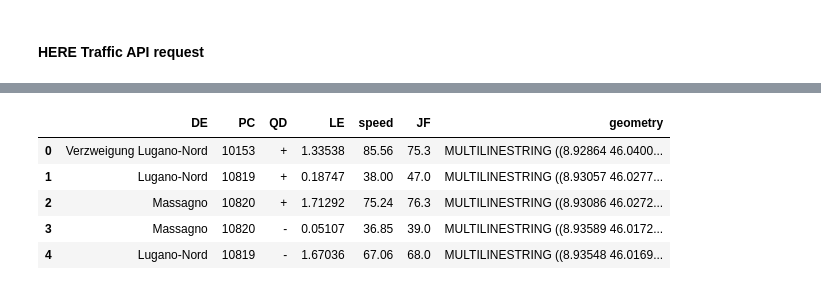
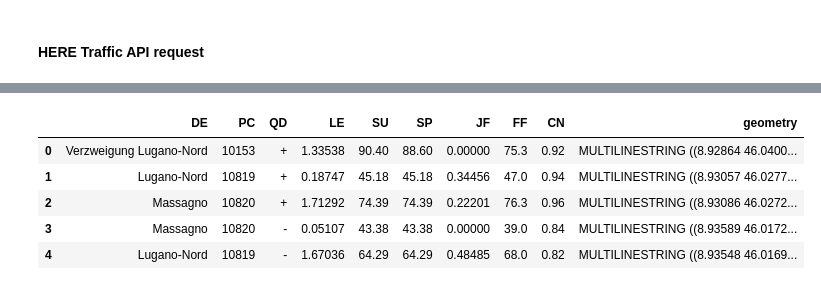
Before and after one commit to ECMWFCode4Earth/MaLePoM, a Jupyter notebook: here_traffic.ipynb, the cells around one changed output, grey strips where cells are left out. Drawn from its saved outputs; the diff is of its cells as text; code cells hidden in the pictures.

```diff
--- a/here_traffic.ipynb
+++ b/here_traffic.ipynb
@@ -81,9 +76,15 @@ for it in traffic.get('RWS'):
                     zs.append([[*map(float, x.split(','))][::-1] for x in z.get('value')[0].split(' ')[:-1]])
 
                 line = shp.geometry.MultiLineString(zs)
+                if len(fi.get('CF')) == 1:
+                    SU = fi.get('CF')[0].get('SU')
+                    SP = fi.get('CF')[0].get('SP')
+                    JF = fi.get('CF')[0].get('JF')
+                    FF = fi.get('CF')[0].get('FF')
+                    CN = fi.get('CF')[0].get('CN')
 
-                speed = fi.get('CF')[0].get('SP')
-                jam = fi.get('CF')[0].get('FF')
+                else:
+                    print('ERROR.')
 
-                out.append((DE, PC, QD, LE, speed, jam, line))
+                out.append((DE, PC, QD, LE, SU, SP, JF, FF, CN, line))
 # %% [output]
@@ -92,15 +93,17 @@ Wall time: 3.12 s
 # %%
-DE, PC, QD, LE, speed, JF, geom = zip(*out)
+DE, PC, QD, LE, SU, SP, JF, FF, CN, geom = zip(*out)
 # %%
-gdf = gpd.GeoDataFrame(data=zip(DE, PC, QD, LE, speed, JF), geometry=list(geom), columns=('DE', 'PC', 'QD', 'LE', 'speed', 'JF'))
+gdf = gpd.GeoDataFrame(data=zip(DE, PC, QD, LE, SU, SP, JF, FF, CN),
+                       geometry=list(geom),
+                       columns=('DE', 'PC', 'QD', 'LE', 'SU', 'SP', 'JF', 'FF', 'CN'))
 gdf.head()
 # %% [output]
-|  | DE | PC | QD | LE | speed | JF | geometry |
-| 0 | Verzweigung Lugano-Nord | 10153 | + | 1.33538 | 85.56 | 75.3 | MULTILINESTRING ((8.92864 46.0400... |
-| 1 | Lugano-Nord | 10819 | + | 0.18747 | 38.00 | 47.0 | MULTILINESTRING ((8.93057 46.0277... |
-| 2 | Massagno | 10820 | + | 1.71292 | 75.24 | 76.3 | MULTILINESTRING ((8.93086 46.0272... |
-| 3 | Massagno | 10820 | - | 0.05107 | 36.85 | 39.0 | MULTILINESTRING ((8.93589 46.0172... |
-| 4 | Lugano-Nord | 10819 | - | 1.67036 | 67.06 | 68.0 | MULTILINESTRING ((8.93548 46.0169... |
+|  | DE | PC | QD | LE | SU | SP | JF | FF | CN | geometry |
+| 0 | Verzweigung Lugano-Nord | 10153 | + | 1.33538 | 90.40 | 88.60 | 0.00000 | 75.3 | 0.92 | MULTILINESTRING ((8.92864 46.0400... |
+| 1 | Lugano-Nord | 10819 | + | 0.18747 | 45.18 | 45.18 | 0.34456 | 47.0 | 0.94 | MULTILINESTRING ((8.93057 46.0277... |
+| 2 | Massagno | 10820 | + | 1.71292 | 74.39 | 74.39 | 0.22201 | 76.3 | 0.96 | MULTILINESTRING ((8.93086 46.0272... |
+| 3 | Massagno | 10820 | - | 0.05107 | 43.38 | 43.38 | 0.00000 | 39.0 | 0.84 | MULTILINESTRING ((8.93589 46.0172... |
+| 4 | Lugano-Nord | 10819 | - | 1.67036 | 64.29 | 64.29 | 0.48485 | 68.0 | 0.82 | MULTILINESTRING ((8.93548 46.0169... |
 # %%
 gdf.shape
 # %% [output]
```
Also changed, not shown: parts of 30 cells of this notebook.
